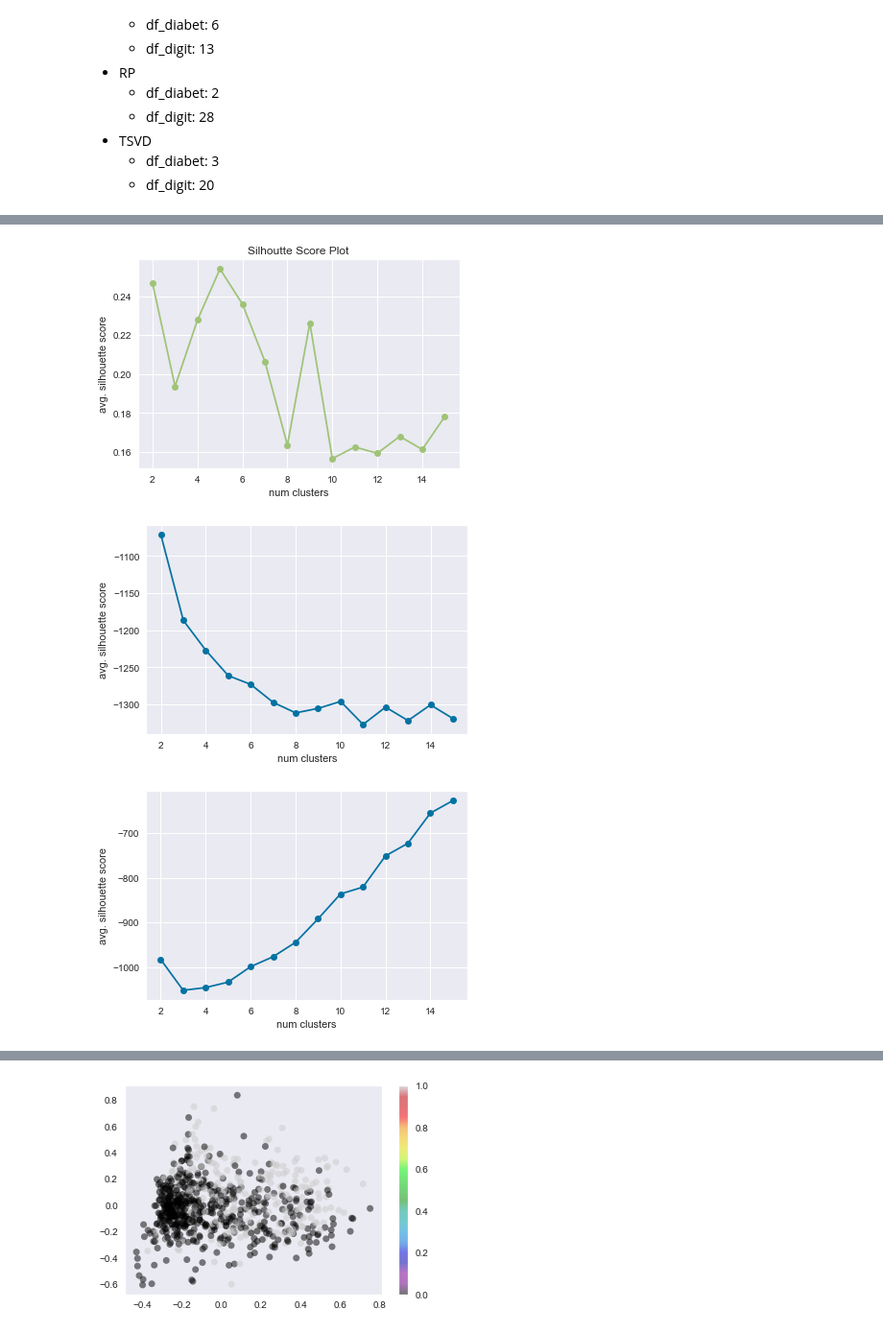
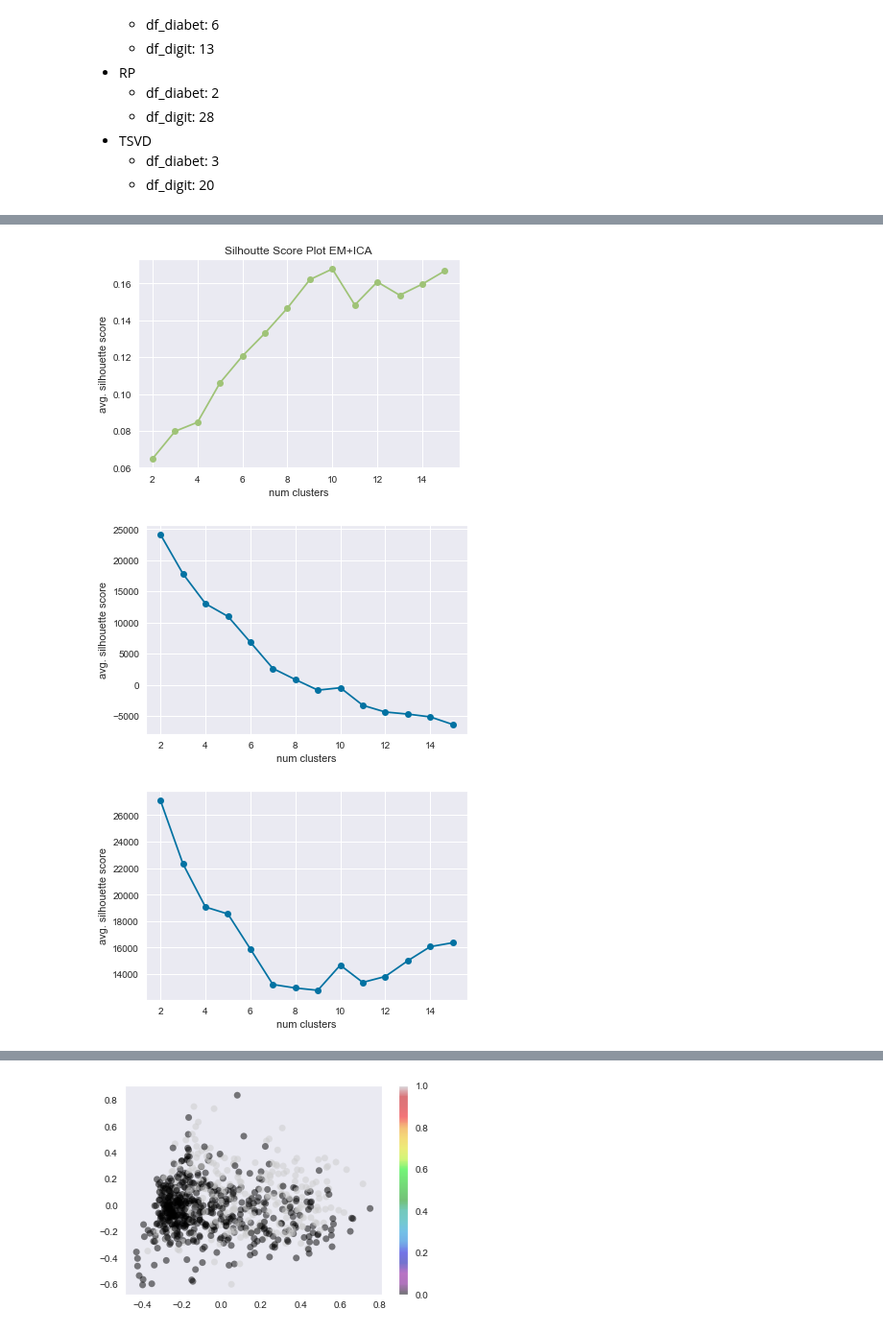
Before and after one commit to rainmaker712/machine-learning-note, a Jupyter notebook: unsupervised_learning/part3-clustering-with-dr.ipynb, the cells around one changed output, grey strips where cells are left out. Shown at 96% size. Saved outputs shown, nothing was run; the diff lists cells and outputs as text; code cells hidden in the pictures.

```diff
--- a/unsupervised_learning/part3-clustering-with-dr.ipynb
+++ b/unsupervised_learning/part3-clustering-with-dr.ipynb
@@ -74,7 +74,7 @@ X_df = pd.DataFrame(X)
 y_target = pd.DataFrame(mnist.target)
 df_digit = pd.concat([X_df, y_target], axis=1)
 # %%
-def silhouette_plotter(X, num_k, model_nm):
+def silhouette_plotter(X, num_k, model_nm, title=None):
 
     sil_scores = []
     num_clusters = range(2, num_k+1)
@@ -85,7 +85,7 @@ def silhouette_plotter(X, num_k, model_nm):
         sil_score = silhouette_score(X, pred)
         sil_scores.append(sil_score)
 
-    plt.title("Silhoutte Score Plot")
+    plt.title(f"Silhoutte Score Plot {title}")
     plt.xticks()
     plt.xlabel("num clusters")
     plt.ylabel("avg. silhouette score")
@@ -94,11 +94,15 @@ def silhouette_plotter(X, num_k, model_nm):
     plt.show()
     plt.close()
 
-def elbow_plotter(X, num_k):
+def elbow_plotter(X, num_k, title=None):
+
+
     num_clusters = range(2, num_k+1)
     kmeans = KMeans()
     visualizer = KElbowVisualizer(kmeans, k=num_clusters)
     visualizer.fit(X)
+#     visualizer.title(f"Elbow Curve, {title}")
+#     plt.title(f"Elbow Curve, {title}")
     visualizer.show()
 
 def plotter(scores, num_k, title_name=None, color=None):
@@ -165,9 +169,9 @@ def calc_score_func(X, y, dim=2, mode="None", cv=3):
     - df_digit: 20
 # %%
-pca_k_diabet, pca_k_digit = 3, 20
-ica_k_diabet, ica_k_digit = 3, 13
-rp_k_diabet, rp_k_digit = 2, 28
-tsvd_k_diabet, tsvd_k_digit = 3, 20
+pca_k_diabet, pca_k_digit = 6, 22
+ica_k_diabet, ica_k_digit = 6, 13
+rp_k_diabet, rp_k_digit = 3, 28
+tsvd_k_diabet, tsvd_k_digit = 6, 20
 
 X_diabet, y_diabet = df_diabet.iloc[:,:-1], df_diabet.iloc[:,-1]
 X_digit, y_digit = df_digit.iloc[:,:-1], df_digit.iloc[:,-1]
@@ -231,9 +238,12 @@ elbow_plotter(X_tsvd, num_k)
     - df_diabet: 3
     - df_digit: 20
 # %%
-# Kmeans + PCA
+# EM + PCA
 num_k = 15
 
-pca = PCA(n_components= pca_k_diabet).fit(X_diabet)
-X_pca = pca.transform(X_diabet)
+# pca = PCA(n_components= pca_k_diabet).fit(X_diabet)
+# X_pca = pca.transform(X_diabet)
+
+pca = PCA(n_components= pca_k_digit).fit(X_digit)
+X_pca = pca.transform(X_digit)
 # %%
@@ -252,17 +262,17 @@ plotter(diabet_scores[2], num_k)
 # %%
 # Kmeans + ICA
 
-ica = FastICA(n_components= ica_k_diabet).fit(X_diabet)
-X_ica = ica.transform(X_diabet)
+ica = FastICA(n_components= ica_k_digit).fit(X_digit)
+X_ica = ica.transform(X_digit)
 # %%
-silhouette_plotter(X_ica, num_k, EM)
+silhouette_plotter(X_ica, num_k, EM, title="EM+ICA")
 
 plotter(diabet_scores[1], num_k)
 plotter(diabet_scores[2], num_k)
 # %% [output]
-[figure, old version]
+[figure, new version]
-[figure, old version]
+[figure, new version]
-[figure, old version]
+[figure, new version]
 # %%
 # Kmeans + RP
 
```
Also changed, not shown: parts of 20 cells of this notebook, 3 other files.
